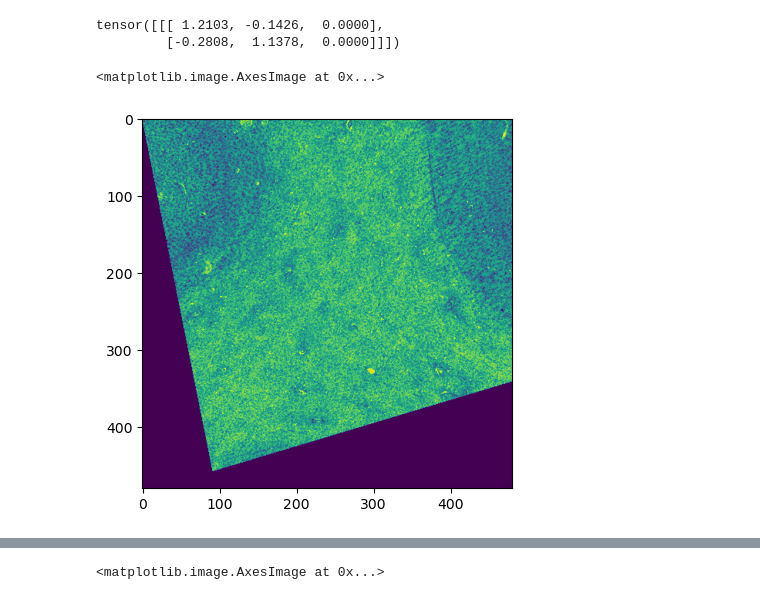
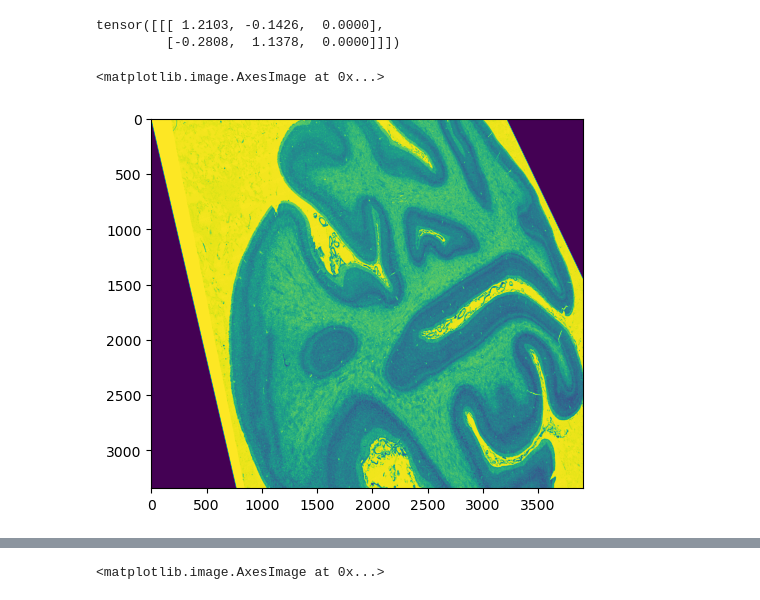
Before and after one commit to rorinr/HyperBrain, a Jupyter notebook: test.ipynb, the cells around one changed output, grey strips where cells are left out. Saved outputs shown, nothing was run; the diff lists cells and outputs as text; code cells hidden in the pictures.

```diff
--- a/test.ipynb
+++ b/test.ipynb
@@ -515,8 +519,7 @@ tensor([[[ 1.2103, -0.1426,  0.0000],
 # %%
-transformation_matrix = torch.Tensor([[1, 0.2, 0.01], [-0.3, 1, 0.01], [0, 0.0001, 1]])
+transformation_matrix = torch.Tensor([[1, 0.3, 0], [-0.3, 1.3, 0.1], [0.0001, -0.0001, 1]])
+perspective_img = warp_perspective(src=img.unsqueeze(0).unsqueeze(0), M=transformation_matrix.unsqueeze(0), dsize=img.shape[-2:], mode='nearest')
+plt.imshow(perspective_img[0, 0])
+# %% [output]
+<matplotlib.image.AxesImage at 0x...>
+[figure, added]
-# %%
-perspective_img = warp_perspective(src=image_1_crop.unsqueeze(0), M=transformation_matrix.unsqueeze(0), dsize=(480, 480), mode='nearest')
-plt.imshow(perspective_img[0, 0])
-# %% [output]
-<matplotlib.image.AxesImage at 0x...>
-[figure, removed]
```
Also changed, not shown: parts of 2 cells of this notebook, 14 other files.
